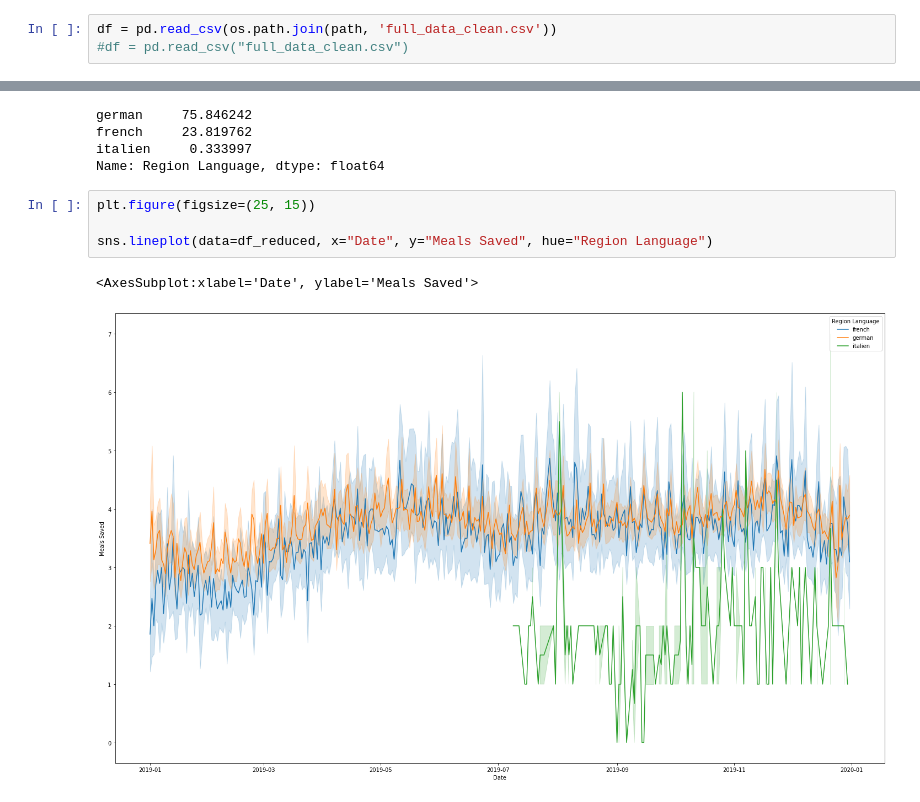
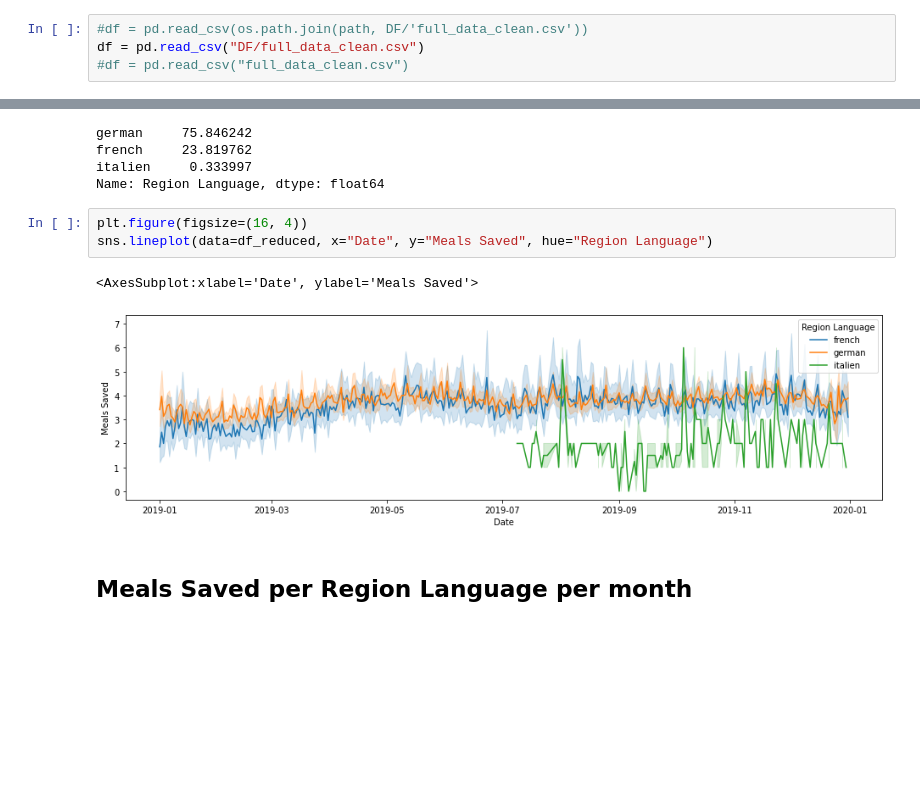
Before and after one commit to ninadamaso/Demand-supply-analysis-and-prediction, a Jupyter notebook: Data Visualization Item Level/visualization item level.ipynb, the cells around one changed output, grey strips where cells are left out. Cells and saved outputs as stored; diff of their text form; blank space fills up the shorter version.

```diff
--- a/Data Visualization Item Level/visualization item level.ipynb
+++ b/Data Visualization Item Level/visualization item level.ipynb
@@ -10,5 +10,6 @@ path
 # %% [output]
 '/Users/ninadamaso/code/ninadamaso/Demand-supply-analysis-and-prediction'
 # %%
-df = pd.read_csv(os.path.join(path, 'full_data_clean.csv'))
+#df = pd.read_csv(os.path.join(path, DF/'full_data_clean.csv'))
+df = pd.read_csv("DF/full_data_clean.csv")
 #df = pd.read_csv("full_data_clean.csv")
@@ -184,10 +184,11 @@ french     23.819762
 italien     0.333997
 Name: Region Language, dtype: float64
 # %%
-plt.figure(figsize=(25, 15))
-
+plt.figure(figsize=(16, 4))
 sns.lineplot(data=df_reduced, x="Date", y="Meals Saved", hue="Region Language")
 # %% [output]
 <AxesSubplot:xlabel='Date', ylabel='Meals Saved'>
-[figure, old version]
+[figure, new version]
+# %% [markdown]
+## Meals Saved per Region Language per month
 # %%
```
Also changed, not shown: parts of 25 cells of this notebook, 13 other files.
